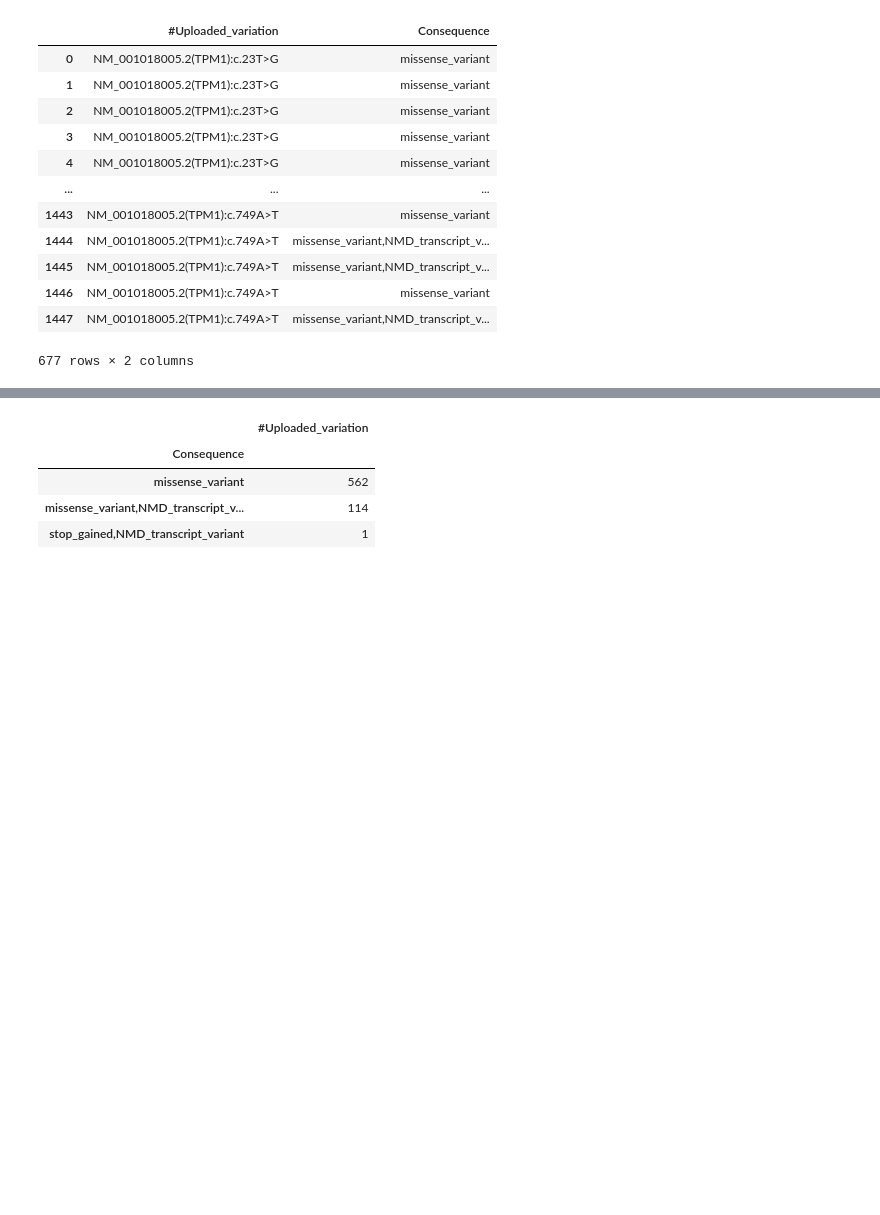
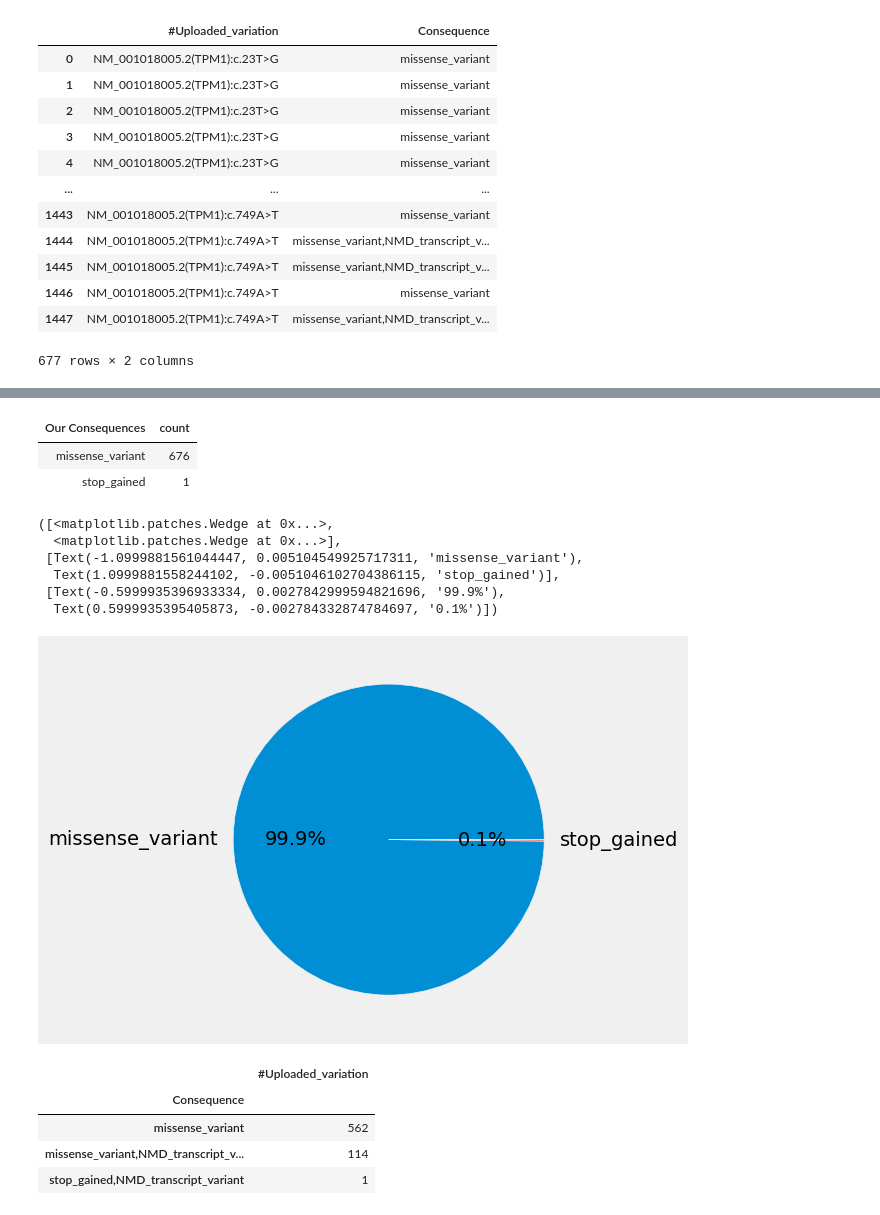
Before and after one commit to hannahmarieaguilar/Data-for-Project-, a Jupyter notebook: DATA/TPM1.ipynb, the cells around one changed output, grey strips where cells are left out. Drawn from its saved outputs; the diff is of its cells as text; code cells hidden in the pictures; blank space fills up the shorter version.

Commit message:
pie chart

```diff
--- a/DATA/TPM1.ipynb
+++ b/DATA/TPM1.ipynb
@@ -139,0 +120,9 @@ numpyhelp.pivot('Consequence','#Uploaded_variation')
+# %%
+import numpy as np
+TPM1_ensembl_np = Table().read_table('TPM1_ensembl.txt', sep='\t')
+#TPM1_ensembl_np = TPM1_ensembl_np.where('Consequence', are.containing('missense_variant' or 'stop_gained' or 'frame_shift'))
+#numpyhelp = TPM1_ensembl_np.select('#Uploaded_variation', 'Consequence')
+#numpyhelp.pivot('Consequence','#Uploaded_variation')
+#numpyhelp.group('#Uploaded_variation')
+new = TPM1_ensembl_np.select('#Uploaded_variation', 'Consequence')
+new
@@ -140,3 +142,35 @@ numpyhelp.pivot('Consequence','#Uploaded_variation')
+# %%
+def label_consequence(consequence):
+    if 'stop_gained' in consequence:
+        return 'stop_gained'
+    elif 'missense_variant' in consequence:
+        return 'missense_variant'
+    elif 'frameshift_variant' in consequence:
+        return 'frameshift_variant'
+# %%
+try1 = new.apply(label_consequence, 'Consequence')
+new2 = new.with_column('Our Consequences', try1)
+new2
+yay = new2.where('Our Consequences', are.not_equal_to(None))
+test3 = yay.group('Our Consequences')
+test3
+# %% [output]
+| Our Consequences | count |
+| missense_variant | 676 |
+| stop_gained | 1 |
+# %%
+import matplotlib.pyplot as plt
+import numpy as np
+plt.pie(test3.column('count'),labels = test3.column('Our Consequences'), autopct='%1.1f%%')
+#plt.legend(title = 'TPM1 Consequences:')
+# %% [output]
+([<matplotlib.patches.Wedge at 0x...>,
+  <matplotlib.patches.Wedge at 0x...>],
+ [Text(-1.0999881561044447, 0.005104549925717311, 'missense_variant'),
+  Text(1.0999881558244102, -0.0051046102704386115, 'stop_gained')],
+ [Text(-0.5999935396933334, 0.0027842999594821696, '99.9%'),
+  Text(0.5999935395405873, -0.002784332874784697, '0.1%')])
+[figure, added]
 # %%
 me = test1.groupby(['Consequence']).agg('count')
 me
```
Also changed, not shown: parts of 2 cells of this notebook.
